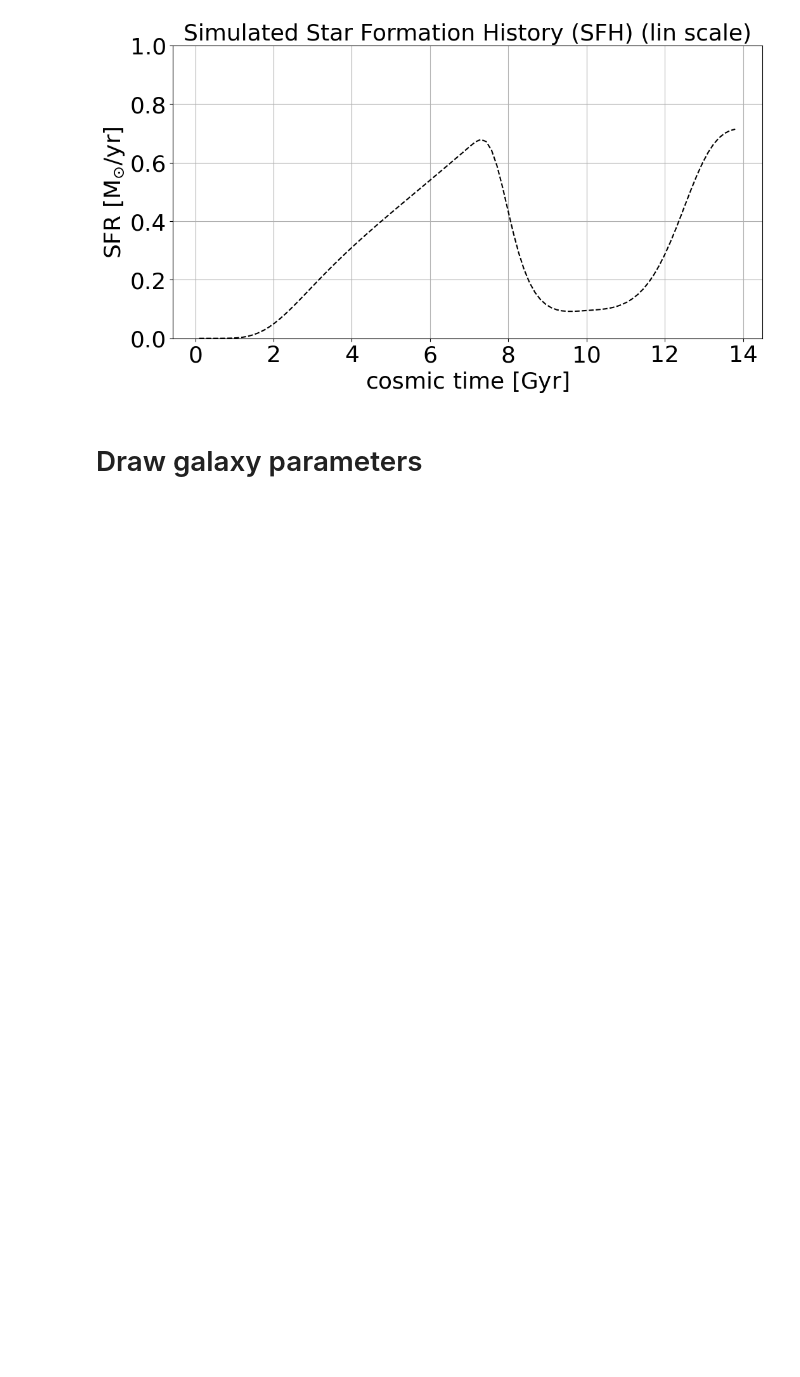
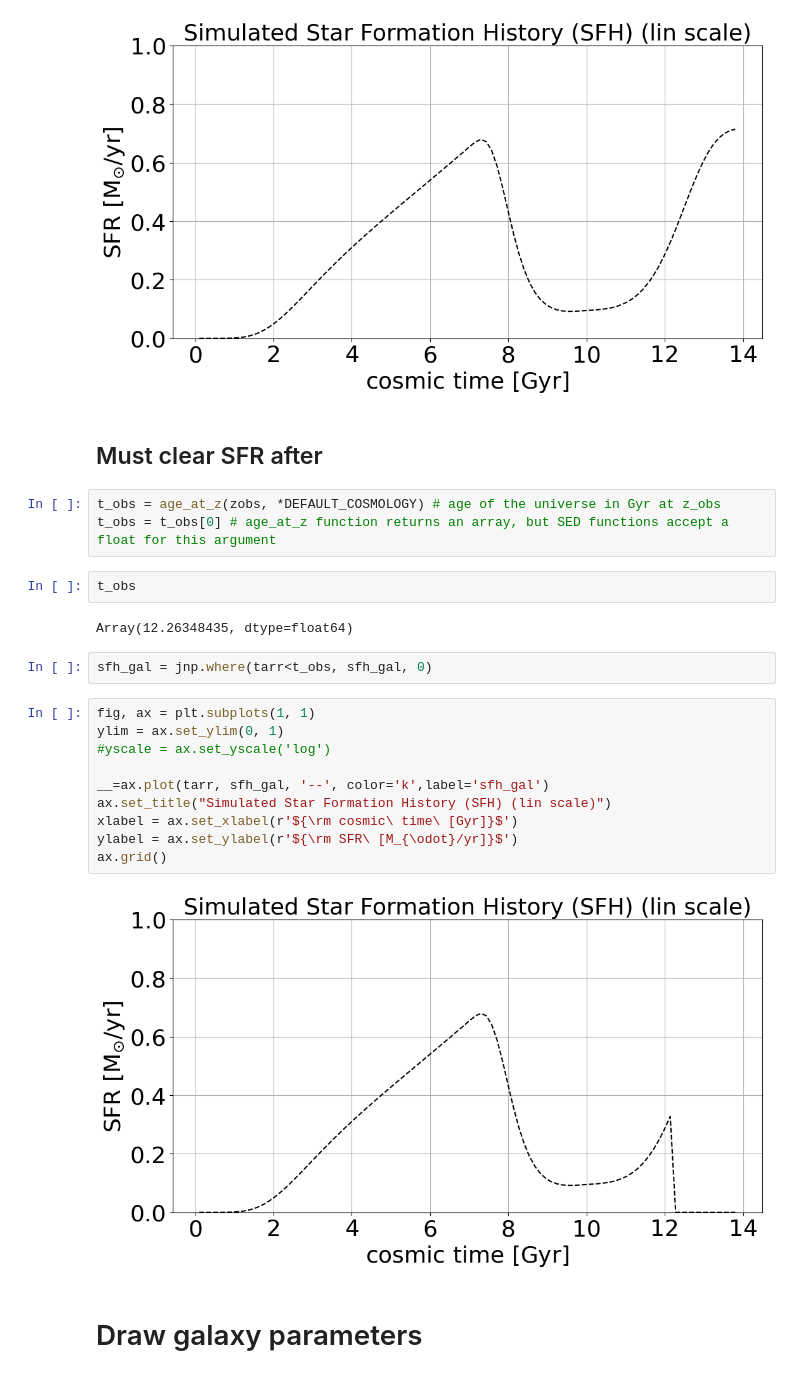
Before and after one commit to sylvielsstfr/Fors2ToStellarPopSynthesis, a Jupyter notebook: examples/examples_comparedatamodel/GenerateSPSModels_withNumpyro.ipynb, the cells around one changed output. Cells and saved outputs as stored; diff of their text form; blank space fills up the shorter version.

```diff
--- a/examples/examples_comparedatamodel/GenerateSPSModels_withNumpyro.ipynb
+++ b/examples/examples_comparedatamodel/GenerateSPSModels_withNumpyro.ipynb
@@ -493,6 +477,29 @@ ylabel = ax.set_ylabel(r'${\rm SFR\ [M_{\odot}/yr]}$')
 ax.grid()
 # %% [output]
 [figure]
+# %% [markdown]
+## Must clear SFR after
+# %%
+t_obs = age_at_z(zobs, *DEFAULT_COSMOLOGY) # age of the universe in Gyr at z_obs
+t_obs = t_obs[0] # age_at_z function returns an array, but SED functions accept a float for this argument
+# %%
+t_obs
+# %% [output]
+Array(12.26348435, dtype=float64)
+# %%
+sfh_gal = jnp.where(tarr<t_obs, sfh_gal, 0)
+# %%
+fig, ax = plt.subplots(1, 1)
+ylim = ax.set_ylim(0, 1)
+#yscale = ax.set_yscale('log')
+
+__=ax.plot(tarr, sfh_gal, '--', color='k',label='sfh_gal')
+ax.set_title("Simulated Star Formation History (SFH) (lin scale)")
+xlabel = ax.set_xlabel(r'${\rm cosmic\ time\ [Gyr]}$')
+ylabel = ax.set_ylabel(r'${\rm SFR\ [M_{\odot}/yr]}$')
+ax.grid()
+# %% [output]
+[figure, added]
 # %% [markdown]
 # Draw galaxy parameters
 # %%
```
Also changed, not shown: parts of 36 cells of this notebook, 1 other file.
